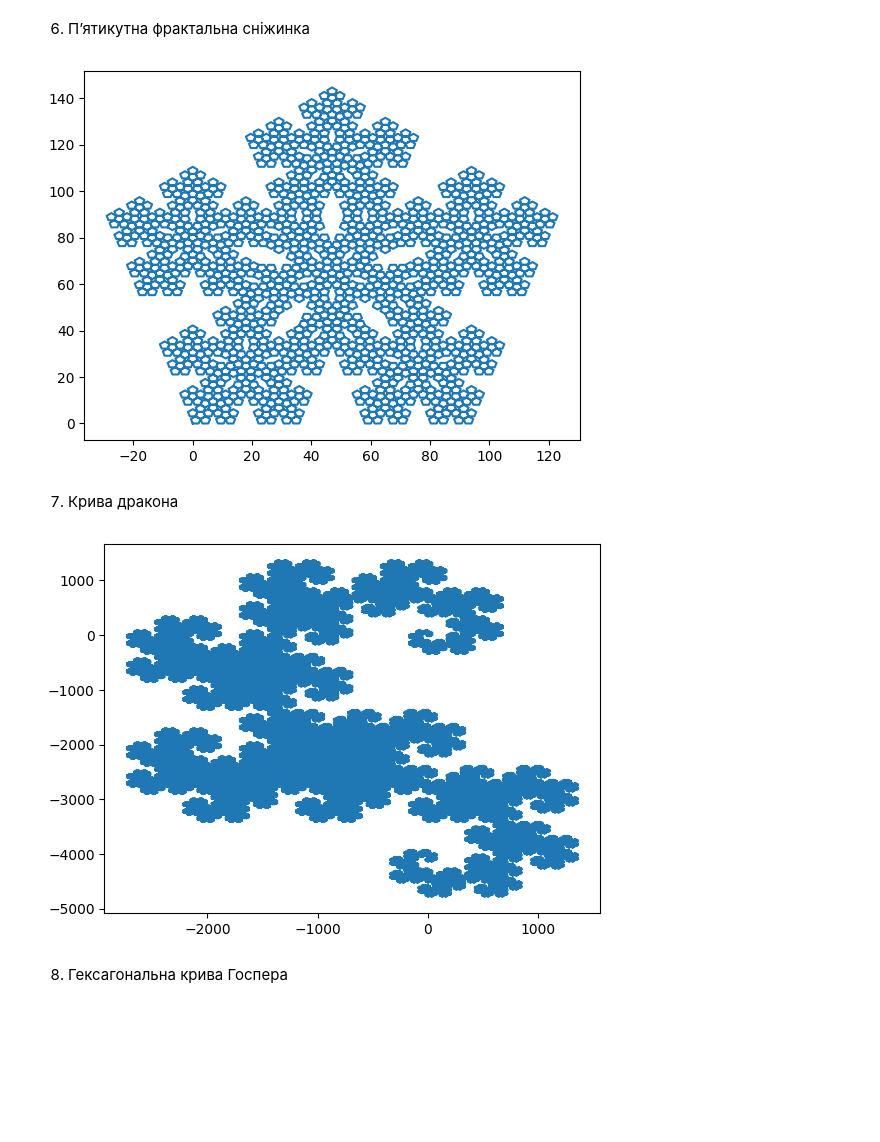
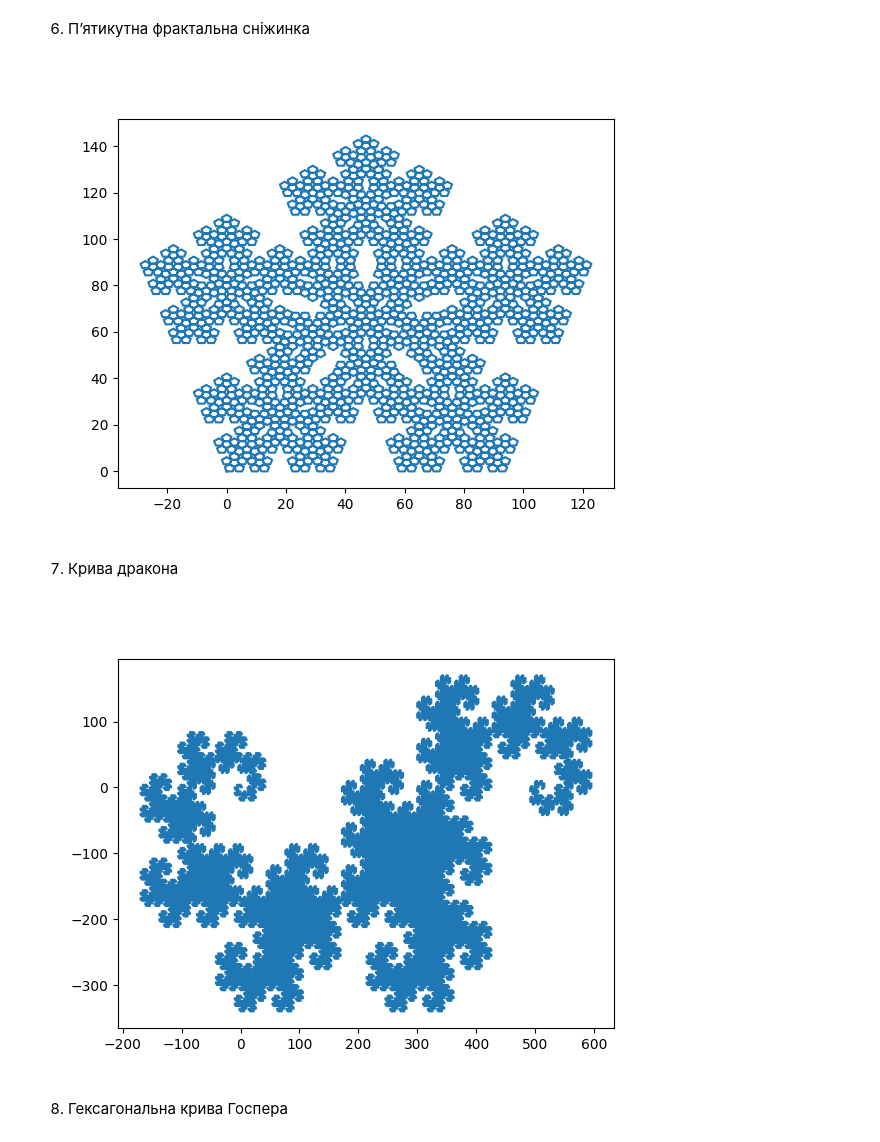
Before and after one commit to KlymentievMaksym/CompGraph, a Jupyter notebook: Lab3.ipynb, the cells around one changed output. Saved outputs shown, nothing was run; the diff lists cells and outputs as text; code cells hidden in the pictures; blank space fills up the shorter version.

```diff
--- a/Lab3.ipynb
+++ b/Lab3.ipynb
@@ -30,9 +63,7 @@ import matplotlib.animation as animation
 # %%
-def plot_fractal(axiom, fi, dfi, show_on_one):
-    N = len(axiom)
+def calculate_xy(axiom, N, L, fi, dfi):
     x = np.zeros(N+1)
     y = np.zeros(N+1)
-    L = 2
     for i in range(N):
         # print(x[i], x)
         x[i+1] = x[i]
@@ -44,6 +75,13 @@ def plot_fractal(axiom, fi, dfi, show_on_one):
             fi += dfi
         elif axiom[i] == '-':
             fi -= dfi
-    plt.plot(x, y)
-    if not show_on_one:
-        plt.show()
+    return x, y
+# %%
+def plot_fractal(axiom, fi, dfi, show_on_one):
+    N = len(axiom)
+    L = 2
+    fig, ax = plt.subplots()
+    x1, y1 = calculate_xy(axiom, N, L, fi, dfi)
+    plt.plot(x1, y1)
+    if not show_on_one:
+        plt.show()
@@ -164,18 +251,18 @@ fi = 0
 dfi = 36
 create_fractal(axiom, rule, max_iter, fi, dfi, True)
 # %% [output]
-[figure, old version]
+[figure, new version]
 # %% [markdown]
 7. Крива дракона
 # %%
 axiom = "FX"
 rule = {"X": "X+YF+", "Y": "-FX-Y"}
-max_iter = 22
+max_iter = 16
 fi = 0
 dfi = 90
 create_fractal(axiom, rule, max_iter, fi, dfi, True)
 # %% [output]
-[figure, old version]
+[figure, new version]
 # %% [markdown]
 8. Гексагональна крива Госпера
 # %%
```
Also changed, not shown: parts of 10 cells of this notebook.
